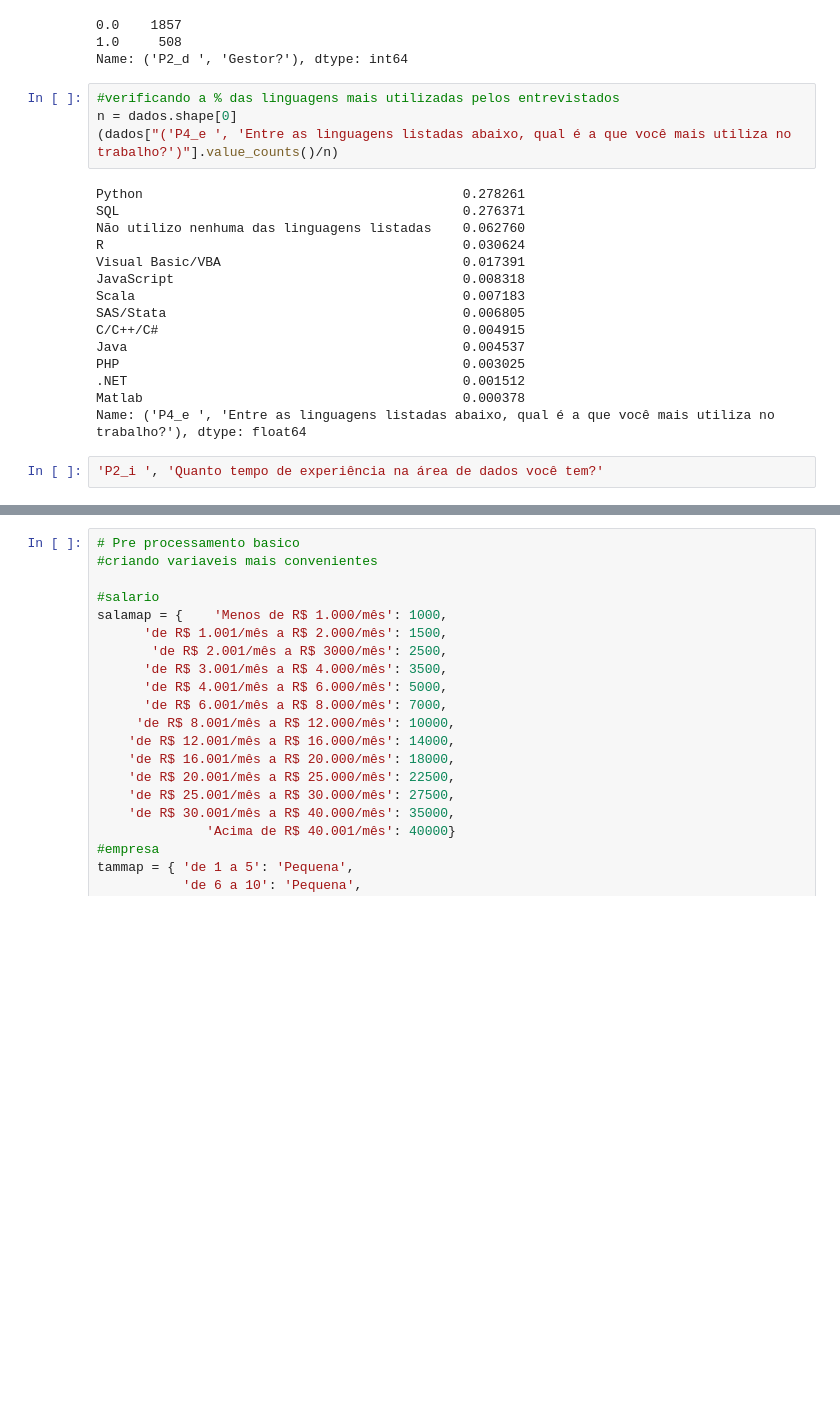
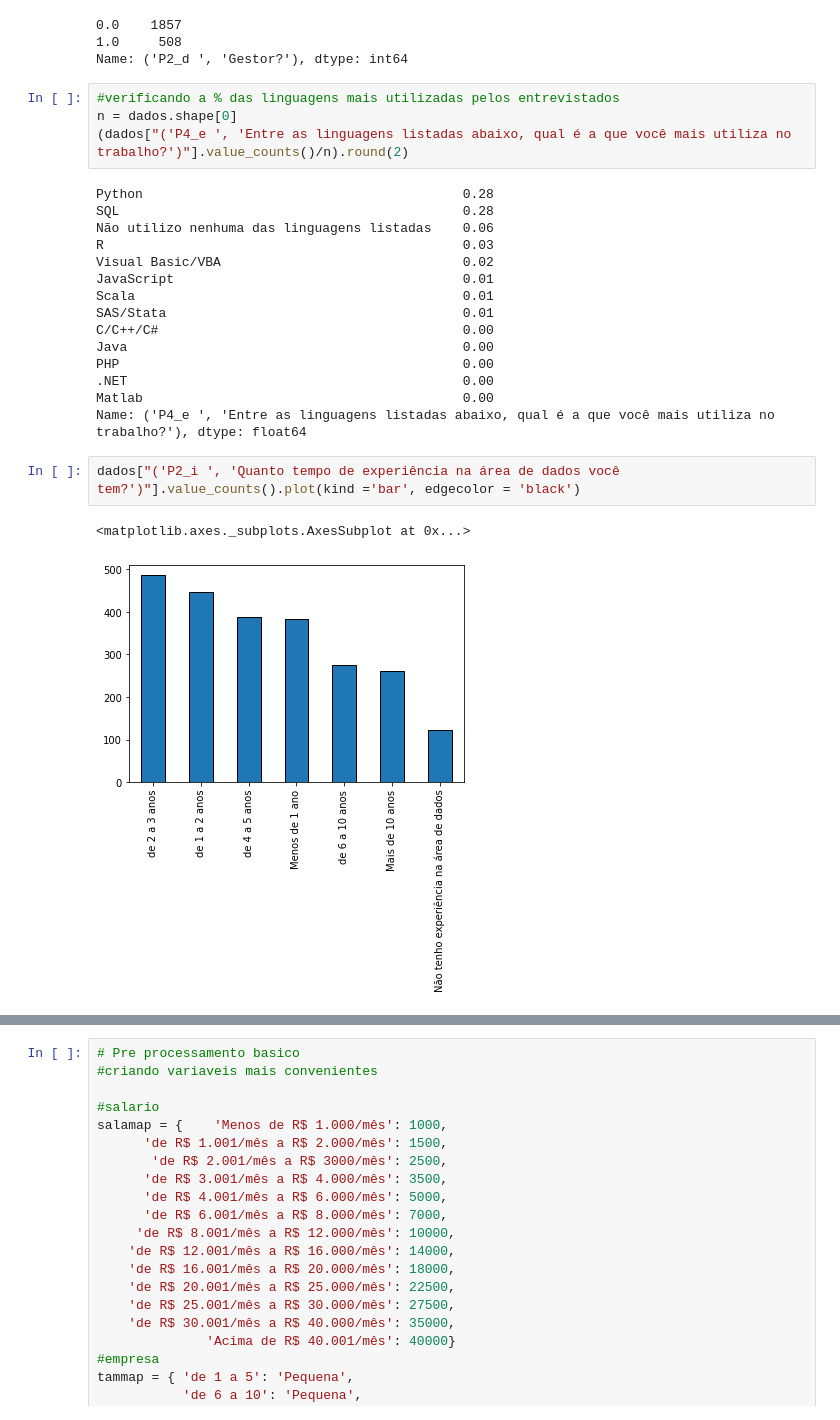
Before and after one commit to DionesGouvea/Salary-Prediction, a Jupyter notebook: Projeto_de_precificacao_de_salario.ipynb, the cells around one changed output, grey strips where cells are left out. Cells and saved outputs as stored; diff of their text form; blank space fills up the shorter version.

```diff
--- a/Projeto_de_precificacao_de_salario.ipynb
+++ b/Projeto_de_precificacao_de_salario.ipynb
@@ -116,22 +116,25 @@ Name: ('P2_d ', 'Gestor?'), dtype: int64
 # %%
 #verificando a % das linguagens mais utilizadas pelos entrevistados
 n = dados.shape[0]
-(dados["('P4_e ', 'Entre as linguagens listadas abaixo, qual é a que você mais utiliza no trabalho?')"].value_counts()/n)
+(dados["('P4_e ', 'Entre as linguagens listadas abaixo, qual é a que você mais utiliza no trabalho?')"].value_counts()/n).round(2)
 # %% [output]
-Python                                         0.278261
-SQL                                            0.276371
-Não utilizo nenhuma das linguagens listadas    0.062760
-R                                              0.030624
-Visual Basic/VBA                               0.017391
-JavaScript                                     0.008318
-Scala                                          0.007183
-SAS/Stata                                      0.006805
-C/C++/C#                                       0.004915
-Java                                           0.004537
-PHP                                            0.003025
-.NET                                           0.001512
-Matlab                                         0.000378
+Python                                         0.28
+SQL                                            0.28
+Não utilizo nenhuma das linguagens listadas    0.06
+R                                              0.03
+Visual Basic/VBA                               0.02
+JavaScript                                     0.01
+Scala                                          0.01
+SAS/Stata                                      0.01
+C/C++/C#                                       0.00
+Java                                           0.00
+PHP                                            0.00
+.NET                                           0.00
+Matlab                                         0.00
 Name: ('P4_e ', 'Entre as linguagens listadas abaixo, qual é a que você mais utiliza no trabalho?'), dtype: float64
 # %%
-'P2_i ', 'Quanto tempo de experiência na área de dados você tem?'
+dados["('P2_i ', 'Quanto tempo de experiência na área de dados você tem?')"].value_counts().plot(kind ='bar', edgecolor = 'black')
+# %% [output]
+<matplotlib.axes._subplots.AxesSubplot at 0x...>
+[figure, added]
 # %%
```
Also changed, not shown: parts of 3 cells of this notebook.
